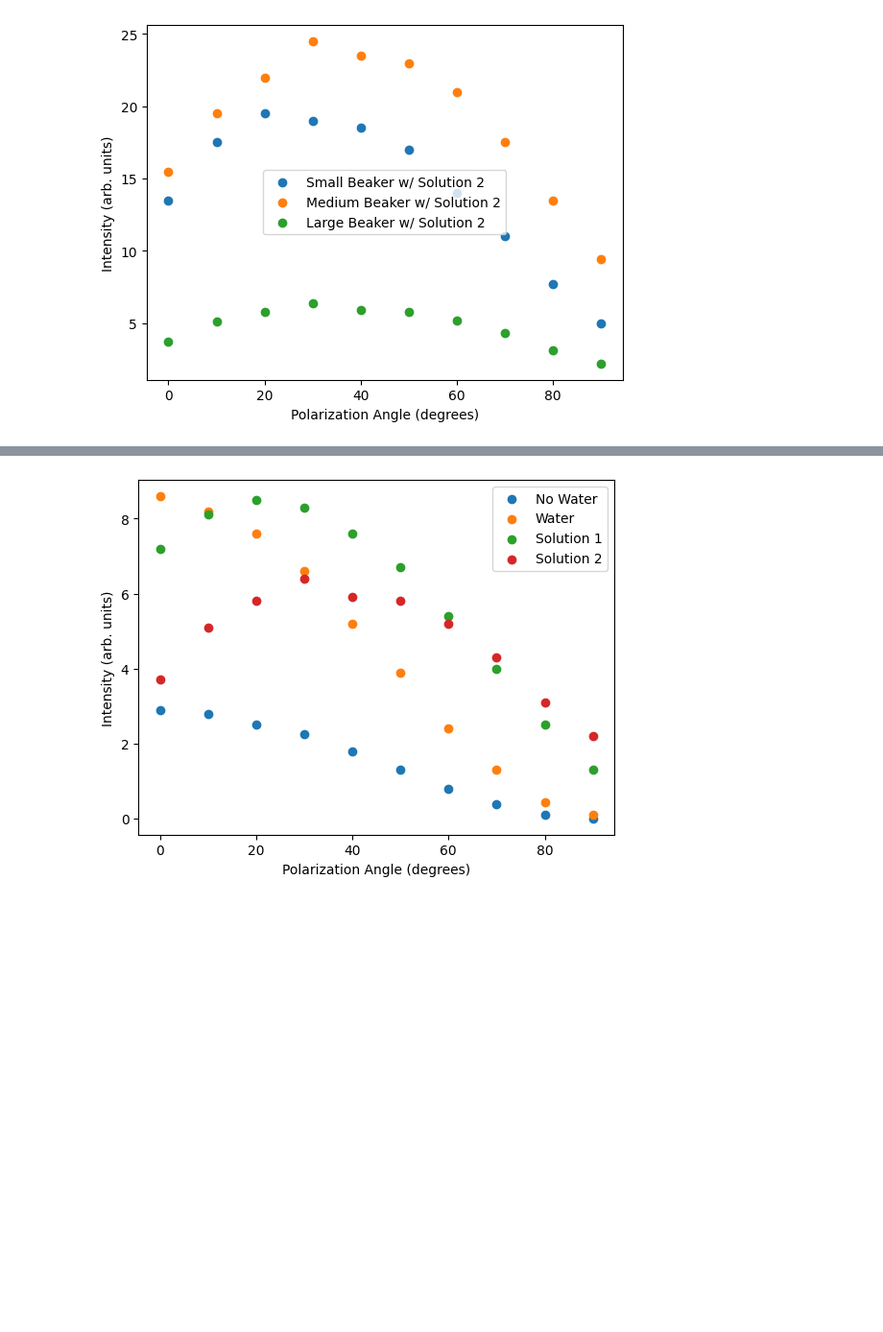
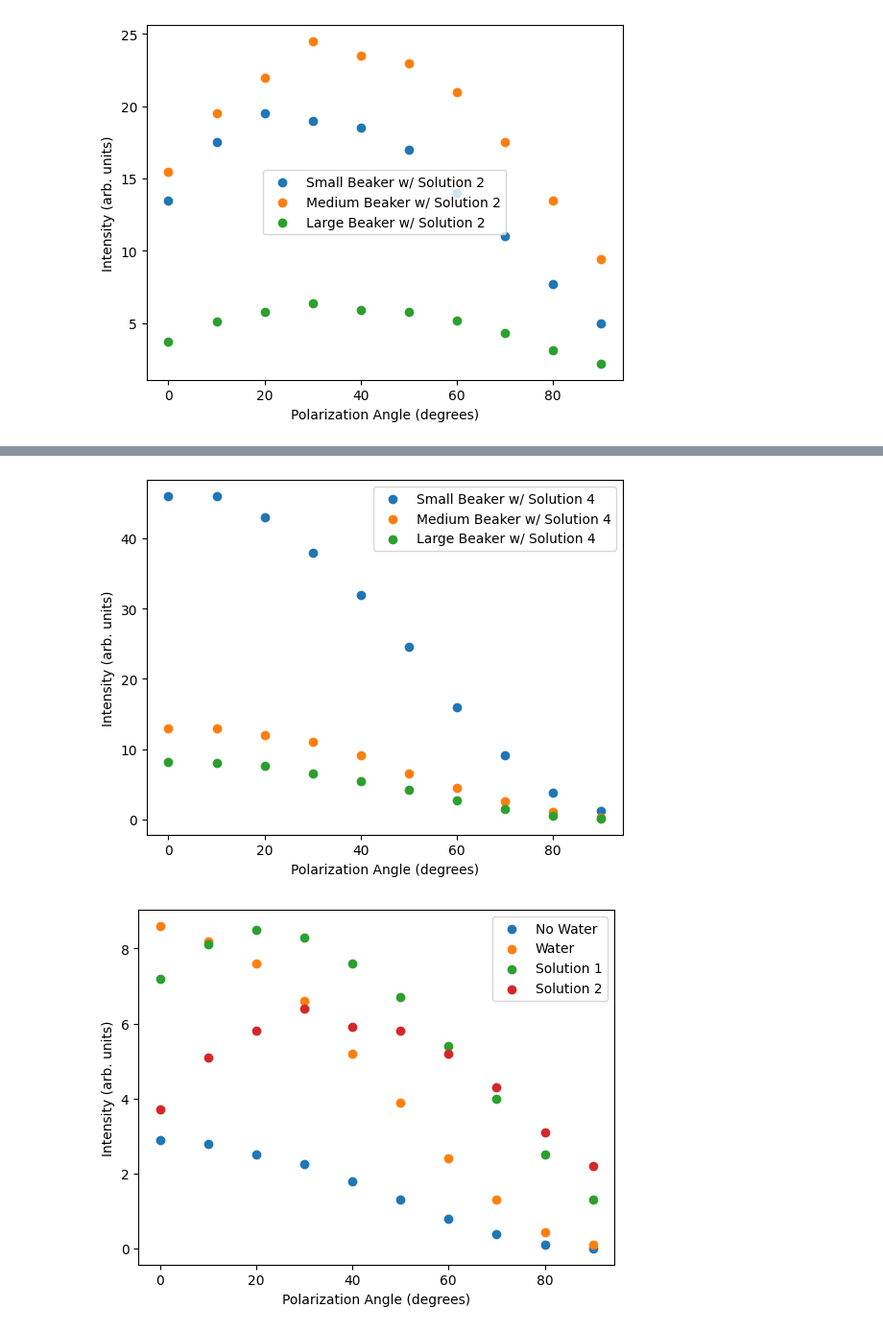
Before and after one commit to wmallah/OpticsLab, a Jupyter notebook: experiment_01/code/data_analysis.ipynb, the cells around one changed output, grey strips where cells are left out. Shown at 96% size. Cells and saved outputs as stored; diff of their text form; code cells hidden in the pictures; blank space fills up the shorter version.

```diff
--- a/experiment_01/code/data_analysis.ipynb
+++ b/experiment_01/code/data_analysis.ipynb
@@ -106,3 +130,28 @@ plt.show()
+# %%
+# Solution 4 (75.3 g of sugar, total volume of 1000 mL)
+
+# Large beaker with solution 4
+large_beaker_solution4_polarization = np.array([90, 80, 70, 60, 50, 40, 30, 20, 10, 0])
+large_beaker_solution4_intensity = np.array([0.15, 0.61, 1.55, 2.80, 4.2, 5.5, 6.6, 7.6, 8.0, 8.2])
+
+# Medium beaker with solution 4
+medium_beaker_solution4_polarization = np.array([90, 80, 70, 60, 50, 40, 30, 20, 10, 0])
+medium_beaker_solution4_intensity = np.array([0.29, 1.05, 2.55, 4.5, 6.6, 9.2, 11.0, 12.0, 13.0, 13.0])
+
+# Small beaker with solution 4
+small_beaker_solution4_polarization = np.array([90, 80, 70, 60, 50, 40, 30, 20, 10, 0])
+small_beaker_solution4_intensity = np.array([1.20, 3.8, 9.2, 16.0, 24.5, 32, 38, 43, 46, 46])
+
+# Plot the data
+plt.scatter(small_beaker_solution4_polarization, small_beaker_solution4_intensity, label='Small Beaker w/ Solution 4')
+plt.scatter(medium_beaker_solution4_polarization, medium_beaker_solution4_intensity, label='Medium Beaker w/ Solution 4')
+plt.scatter(large_beaker_solution4_polarization, large_beaker_solution4_intensity, label='Large Beaker w/ Solution 4')
+plt.xlabel('Polarization Angle (degrees)')
+plt.ylabel('Intensity (arb. units)')
+plt.legend(loc='best')
+plt.show()
+# %% [output]
+[figure, added]
 # %%
 # Large beaker path length plot (108.8 mm)
 
```
Also changed, not shown: parts of 24 cells of this notebook.
